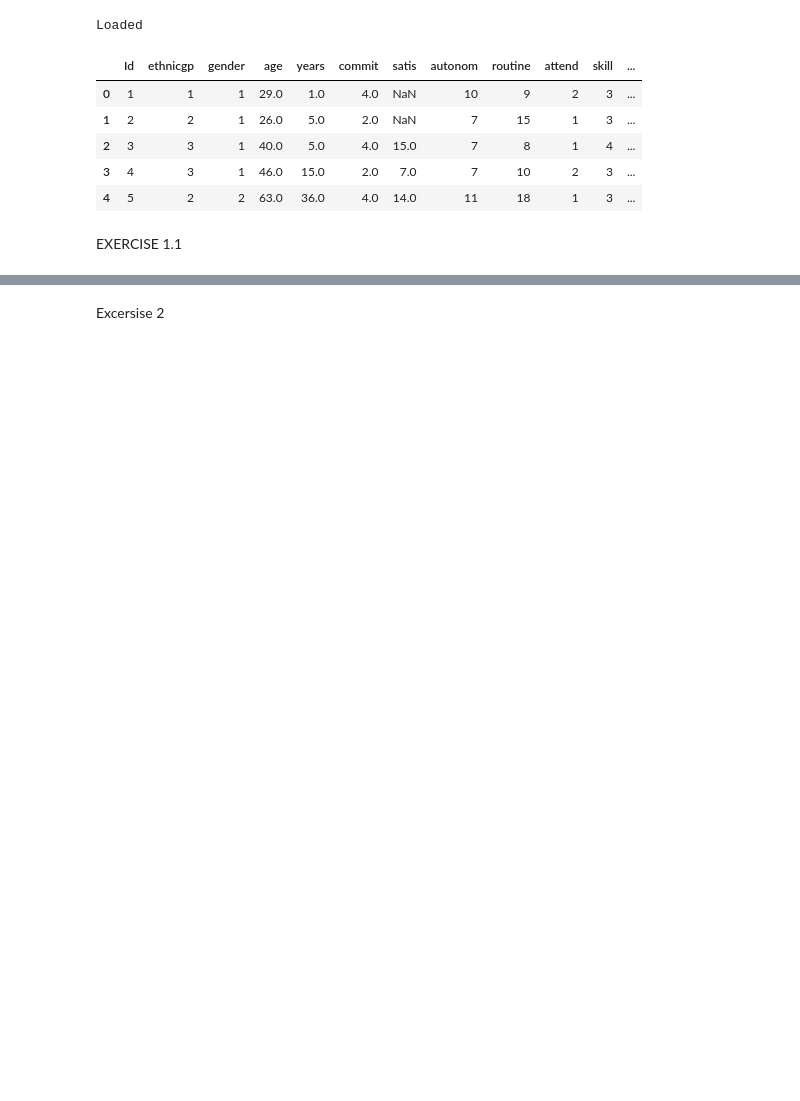
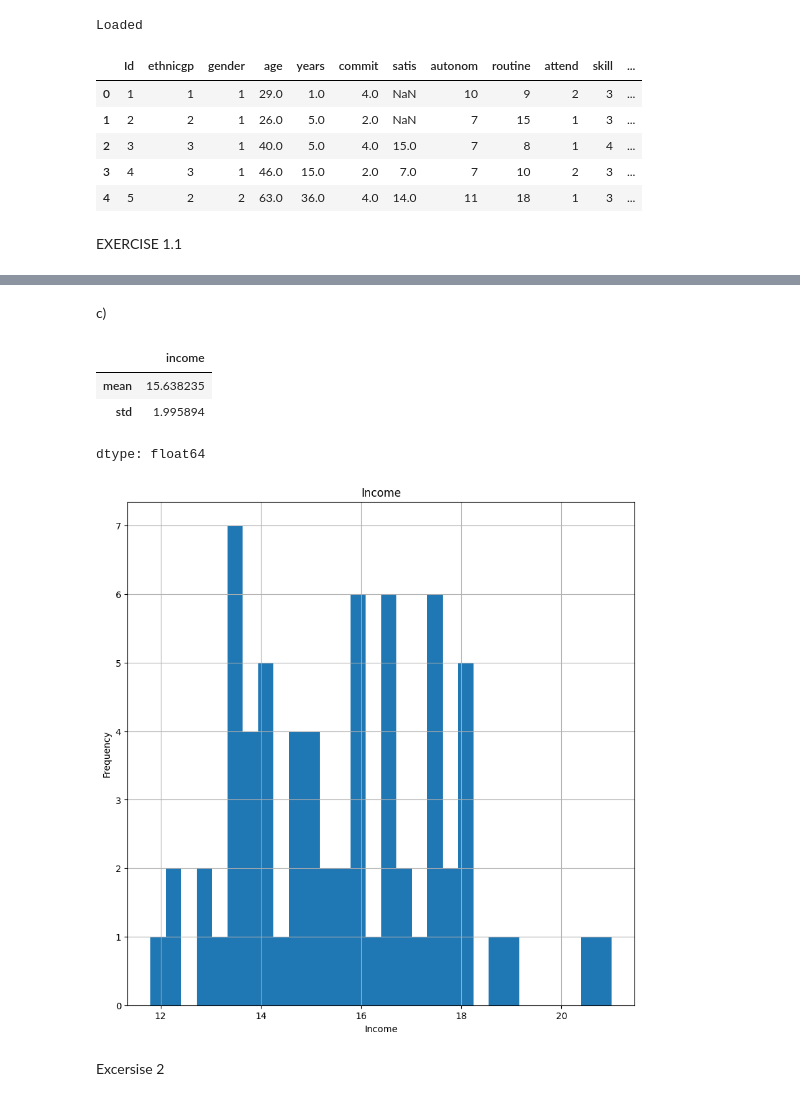
Before and after one commit to aswx12/MatteLab, a Jupyter notebook: Mattelab.ipynb, the cells around one changed output, grey strips where cells are left out. Drawn from its saved outputs; the diff is of its cells as text; code cells hidden in the pictures; blank space fills up the shorter version.

```diff
--- a/Mattelab.ipynb
+++ b/Mattelab.ipynb
@@ -53,2 +55,18 @@ plt.show()
+# %% [markdown]
+c)
+# %%
+display(df['income'].agg(['mean','std']))
+
+df['income'].hist(figsize=(10, 10),bins=30)
+plt.title("Income")
+plt.xlabel("Income")
+plt.ylabel("Frequency")
+plt.show()
+# %% [output]
+|  | income |
+| mean | 15.638235 |
+| std | 1.995894 |
+dtype: float64
+[figure, added]
 # %% [markdown]
 Excersise 2
```
Also changed, not shown: parts of 7 cells of this notebook.
